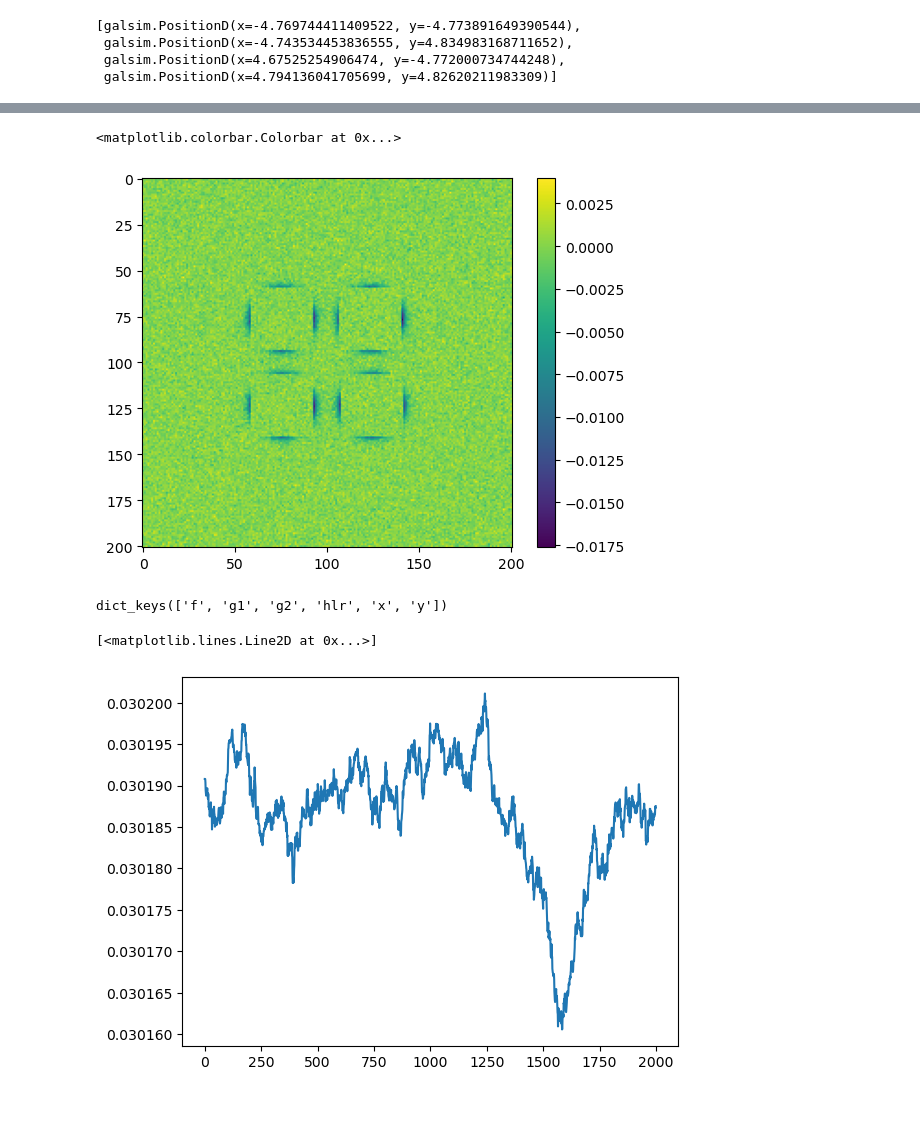
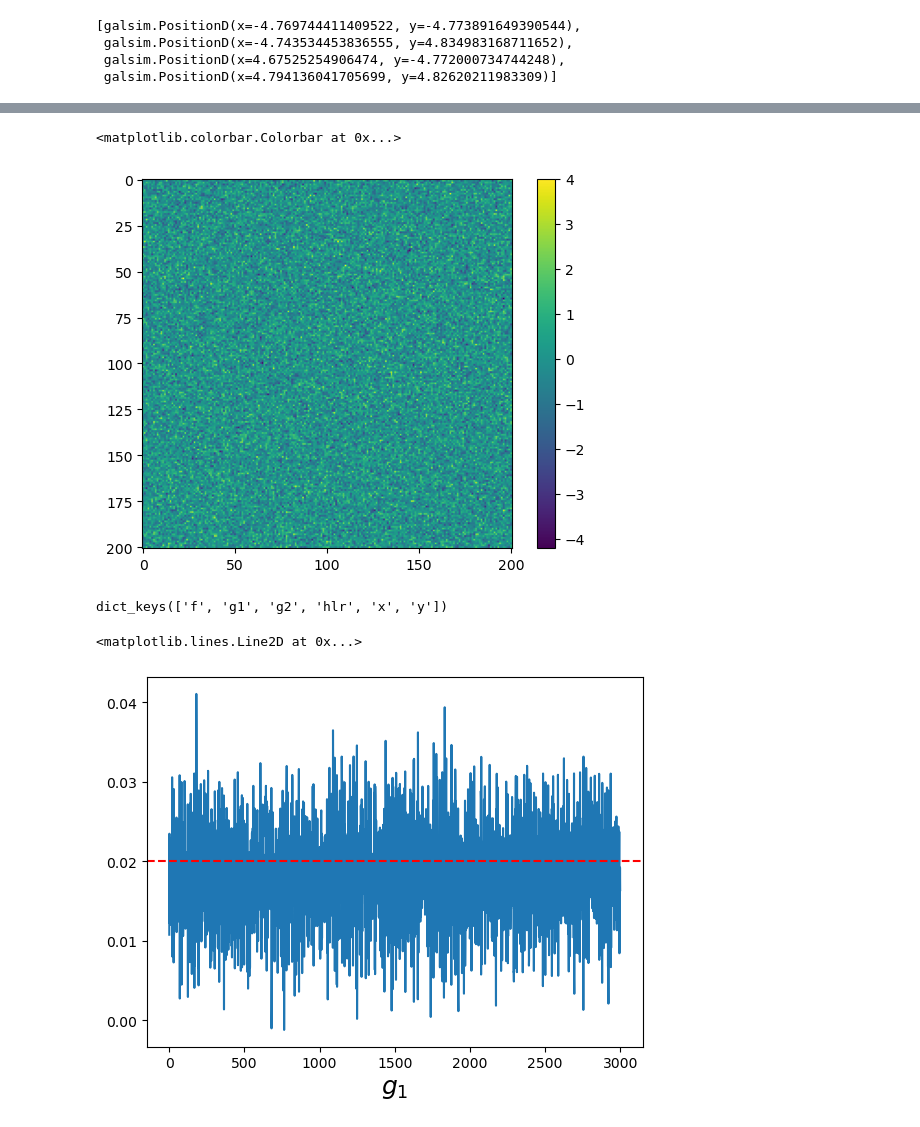
Before and after one commit to LSSTDESC/BPD, a Jupyter notebook: fit-cells-jax.ipynb, the cells around one changed output, grey strips where cells are left out. Drawn from its saved outputs; the diff is of its cells as text; code cells hidden in the pictures.

Commit message:
first successful attempt with more noise than Axel

```diff
--- a/fit-cells-jax.ipynb
+++ b/fit-cells-jax.ipynb
@@ -75,7 +81,7 @@ rng = np.random.RandomState(seed)
 COADD_DIM = 201
 PSF_DIM = 51
 bands = ['i']
-NOISE_FACTOR = 1e-3
+NOISE_FACTOR = 1
 
 # this makes a grid of fixed exponential galaxies
 # with default properties. One exposure per band
@@ -86,7 +92,7 @@ galaxy_catalog = make_galaxy_catalog(
     coadd_dim=COADD_DIM,
     buff=30,
     layout='grid',
-    gal_config={"morph": "exp", "mag": 20}
+    gal_config={"morph": "exp", "mag": 22}
 )
 survey = get_survey(gal_type=galaxy_catalog.gal_type, band=bands[0])
 noise_for_gsparams = survey.noise*NOISE_FACTOR
@@ -335,9 +328,11 @@ def draw_model(x_shifts, y_shifts, hlrs, fluxes, g1, g2):
 # %%
+GSPARAMS = galaxim.GSParams(minimum_fft_size=512, maximum_fft_size=512)
+
 @jax.jit
 def draw_model(xs, ys, hlrs, fluxes, g1, g2):
 
     psf_gs_no_pix = galaxim.Gaussian(fwhm=FIXED_PSF_FWHM)
-    image = galaxim.Image.init(COADD_DIM, COADD_DIM, scale=SCALE)
+    image = galaxim.Image(COADD_DIM, COADD_DIM, scale=SCALE)
     for ii in range(4):
         shift = lists['shifts'][ii]#arcsec
         shift = shift.shear(galsim.Shear(g1=0.02, g2=0.))
@@ -388,24 +383,24 @@ def prob_model(y=None):
 TRUTH_IMAGE = mb_coadd['mbexp']['i'].image.array
 # %%
 # truth check?
-xs = jnp.zeros((1, 4))
-ys = jnp.zeros((1, 4))
-hlrs = jnp.array([0.5, 0.5, 0.5, 0.5])[None, :]
-fluxes = jnp.array([1e4, 1e4, 1e4, 1e4])[None, :]
-g1 = jnp.array([0.02])[None, :]
-g2 = jnp.array([0.00])[None, :]
-arr = get_model(xs, ys, hlrs, fluxes, g1, g2)[0]
-plt.imshow(TRUTH_IMAGE- arr)
+xs = jnp.zeros(4)
+ys = jnp.zeros(4)
+hlrs = jnp.array([0.5, 0.5, 0.5, 0.5])
+fluxes = jnp.array([lists['objlist'][0].flux]*4)
+g1 = jnp.array([0.02])
+g2 = jnp.array([0.00])
+arr = draw_model(xs, ys, hlrs, fluxes, g1, g2)
+plt.imshow(TRUTH_IMAGE - arr)
 
 # fig, axes = plt.subplots(1, 3, figsize=(11, 5))
 # axes[0].imshow(TRUTH_IMAGE)
 # axes[1].imshow(arr)
 # axes[2].imshow(TRUTH_IMAGE - arr)
 
 # axes[0].plot(obj_x-1, obj_y-1, 'r+')
 # axes[1].plot(obj_x-1, obj_y-1, 'r+')
 plt.colorbar()
 # %% [output]
 <matplotlib.colorbar.Colorbar at 0x...>
-[figure, old version]
+[figure, new version]
 # %%
@@ -419,8 +414,10 @@ mcmc.get_samples().keys()
 dict_keys(['f', 'g1', 'g2', 'hlr', 'x', 'y'])
 # %%
 plt.plot(mcmc.get_samples()['g1'])
+plt.xlabel('$g_1$', fontsize=18)
+plt.axhline(0.02, color='r', ls='--')
 # %% [output]
-[<matplotlib.lines.Line2D at 0x...>]
+<matplotlib.lines.Line2D at 0x...>
-[figure, old version]
+[figure, new version]
 # %%
 plt.plot(mcmc.get_samples()['g2'])
```
Also changed, not shown: parts of 12 cells of this notebook.
